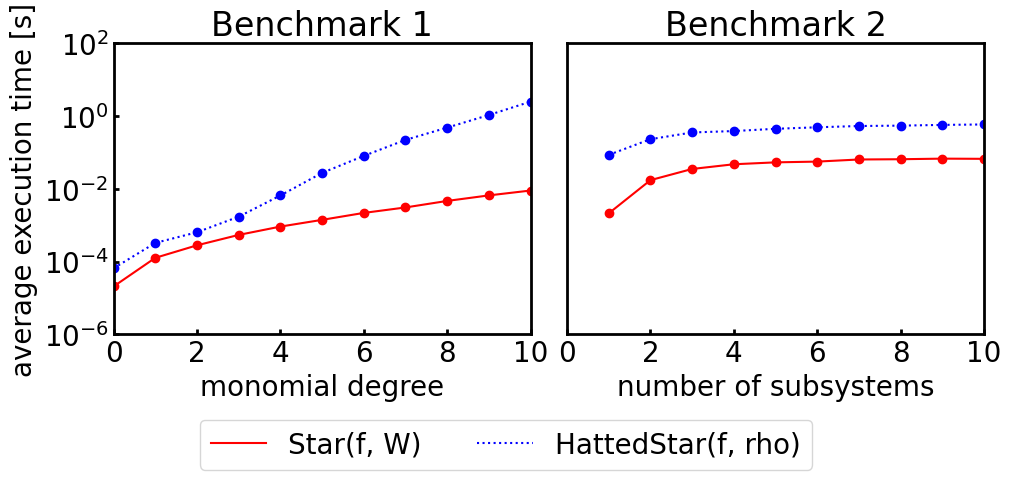
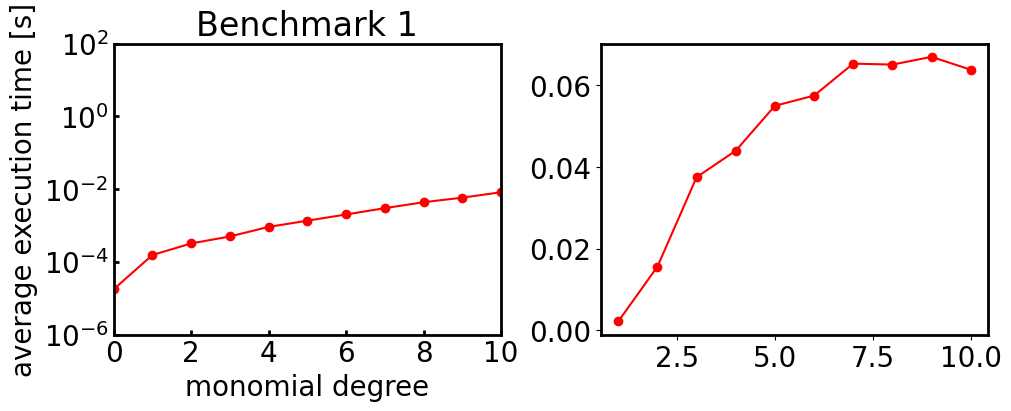
The change to this notebook cell's code, shown as a diff; its figure went from the first image to the second:
--- before
+++ after
@@ -5,10 +5,5 @@
 fig, axes = plt.subplots(1,2, constrained_layout=True, figsize = (10, 4))
 
-for i, sss in enumerate(["sc_W", "sc_poly", "op_rho", "op_poly"]):
-    if sss in ["sc_poly", "op_poly"]:
-        # Not needed after all. Only difference is whether or not the derivative for
-        # Star is evaluable. Since we only do one round of Bopp shift evaluation, 
-        # it is pretty much a SymPy problem.
-        continue
+for i, sss in enumerate(["star", "hattedstar", "icgtransform"]):
     
     n_var, dur_avg = np.loadtxt(f"benchmark-data/benchmark_1_{sss}.txt", unpack=True)
@@ -20,7 +15,6 @@
             ls = ["-", "--", ":", "-."][i],
             label = ["Star(f, W)",
-                     "Star(f, dagger(f))",
                      "HattedStar(f, rho)",
-                     "HattedStar(f, dagger(f))"][i])
+                     "iCGTransform(f*W)"][i])
     ax.scatter(n_var,
                dur_avg,
@@ -54,5 +48,5 @@
     ax.set_title("Benchmark 2")
     
-fig.legend(ncols=2, loc="center", bbox_to_anchor=(0.5, -0.1), frameon=True, fontsize=20)
+fig.legend(ncols=3, loc="center", bbox_to_anchor=(0.5, -0.1), frameon=True, fontsize=20)
 
 plt.savefig("benchmark.pdf", dpi=600, bbox_inches="tight")

Commit: Updated benchmark. Removed derivative_not_in_sum. Updated docstring